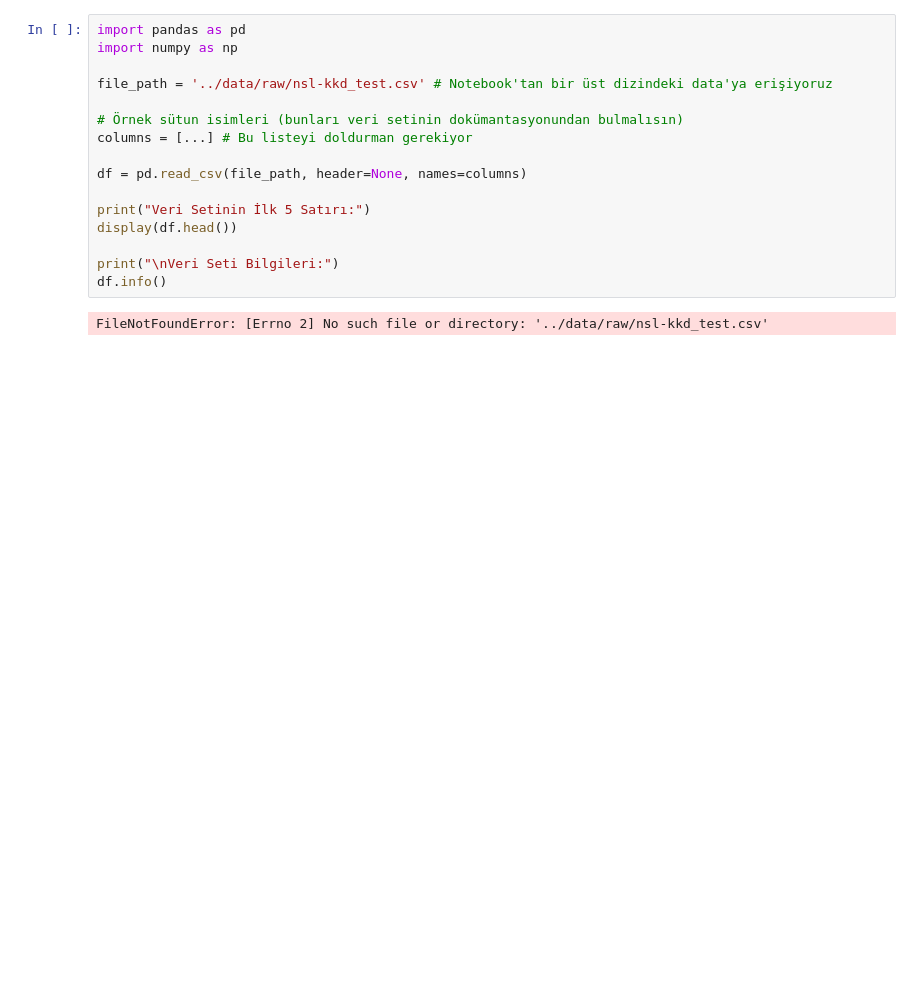
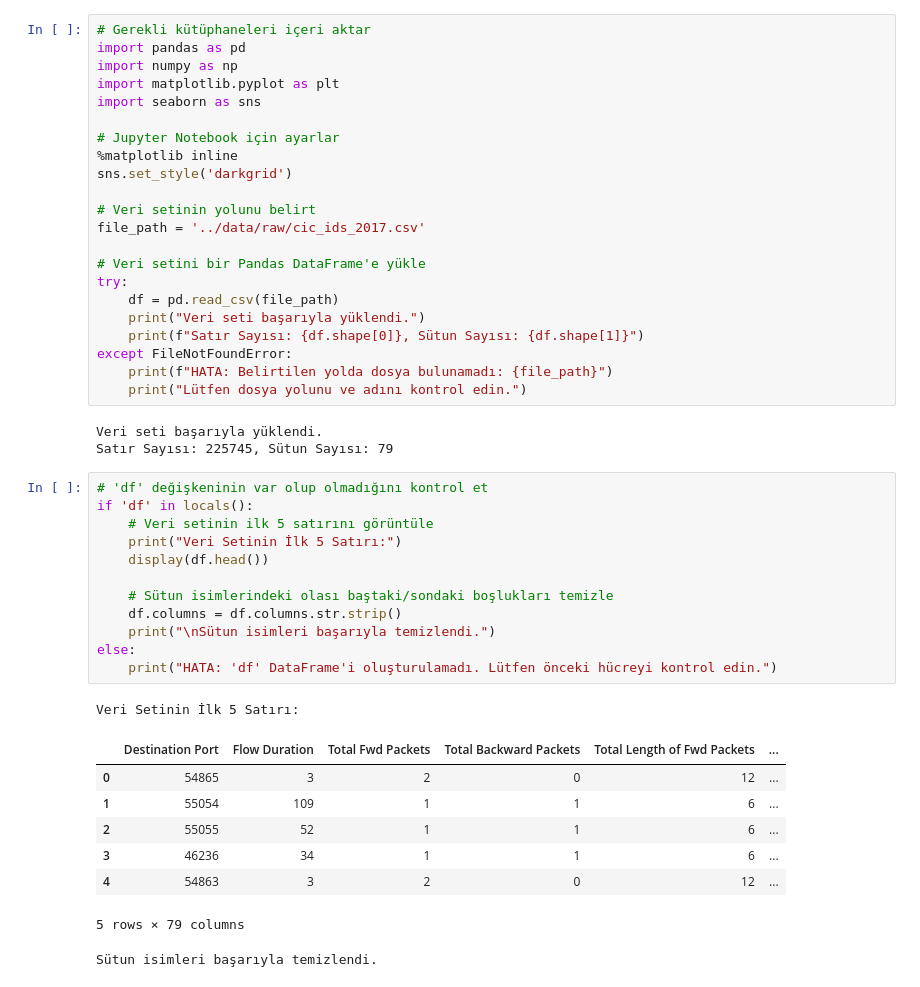
Before and after one commit to SemihDemir13/ai_anomaly_detection, a Jupyter notebook: notebooks/1-EDA.ipynb, the cells around one changed output. Cells and saved outputs as stored; diff of their text form; blank space fills up the shorter version.

Commit message:
dataFirst

```diff
--- a/notebooks/1-EDA.ipynb
+++ b/notebooks/1-EDA.ipynb
@@ -1,18 +1,47 @@
-# %%
-import pandas as pd
-import numpy as np
-
-file_path = '../data/raw/nsl-kkd_test.csv' # Notebook'tan bir üst dizindeki data'ya erişiyoruz
-
-# Örnek sütun isimleri (bunları veri setinin dokümantasyonundan bulmalısın)
-columns = [...] # Bu listeyi doldurman gerekiyor
-
-df = pd.read_csv(file_path, header=None, names=columns)
-
-print("Veri Setinin İlk 5 Satırı:")
-display(df.head())
-
-print("\nVeri Seti Bilgileri:")
-df.info()
-# %% [output]
-FileNotFoundError: [Errno 2] No such file or directory: '../data/raw/nsl-kkd_test.csv'
+# %%
+# Gerekli kütüphaneleri içeri aktar
+import pandas as pd
+import numpy as np
+import matplotlib.pyplot as plt
+import seaborn as sns
+
+# Jupyter Notebook için ayarlar
+%matplotlib inline
+sns.set_style('darkgrid')
+
+# Veri setinin yolunu belirt
+file_path = '../data/raw/cic_ids_2017.csv'
+
+# Veri setini bir Pandas DataFrame'e yükle
+try:
+    df = pd.read_csv(file_path)
+    print("Veri seti başarıyla yüklendi.")
+    print(f"Satır Sayısı: {df.shape[0]}, Sütun Sayısı: {df.shape[1]}")
+except FileNotFoundError:
+    print(f"HATA: Belirtilen yolda dosya bulunamadı: {file_path}")
+    print("Lütfen dosya yolunu ve adını kontrol edin.")
+# %% [output]
+Veri seti başarıyla yüklendi.
+Satır Sayısı: 225745, Sütun Sayısı: 79
+# %%
+# 'df' değişkeninin var olup olmadığını kontrol et
+if 'df' in locals():
+    # Veri setinin ilk 5 satırını görüntüle
+    print("Veri Setinin İlk 5 Satırı:")
+    display(df.head())
+
+    # Sütun isimlerindeki olası baştaki/sondaki boşlukları temizle
+    df.columns = df.columns.str.strip()
+    print("\nSütun isimleri başarıyla temizlendi.")
+else:
+    print("HATA: 'df' DataFrame'i oluşturulamadı. Lütfen önceki hücreyi kontrol edin.")
+# %% [output]
+Veri Setinin İlk 5 Satırı:
+|  | Destination Port | Flow Duration | Total Fwd Packets | Total Backward Packets | Total Length of Fwd Packets | ... |
+| 0 | 54865 | 3 | 2 | 0 | 12 | ... |
+| 1 | 55054 | 109 | 1 | 1 | 6 | ... |
+| 2 | 55055 | 52 | 1 | 1 | 6 | ... |
+| 3 | 46236 | 34 | 1 | 1 | 6 | ... |
+| 4 | 54863 | 3 | 2 | 0 | 12 | ... |
+5 rows × 79 columns
+Sütun isimleri başarıyla temizlendi.
```
Also changed, not shown: parts of 4 cells of this notebook, 2 other files.
